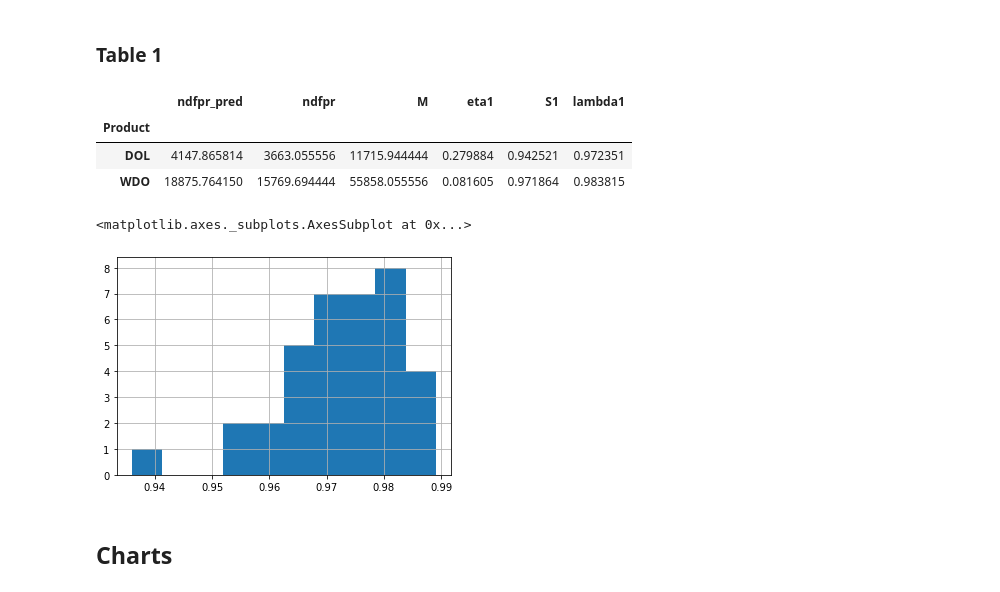
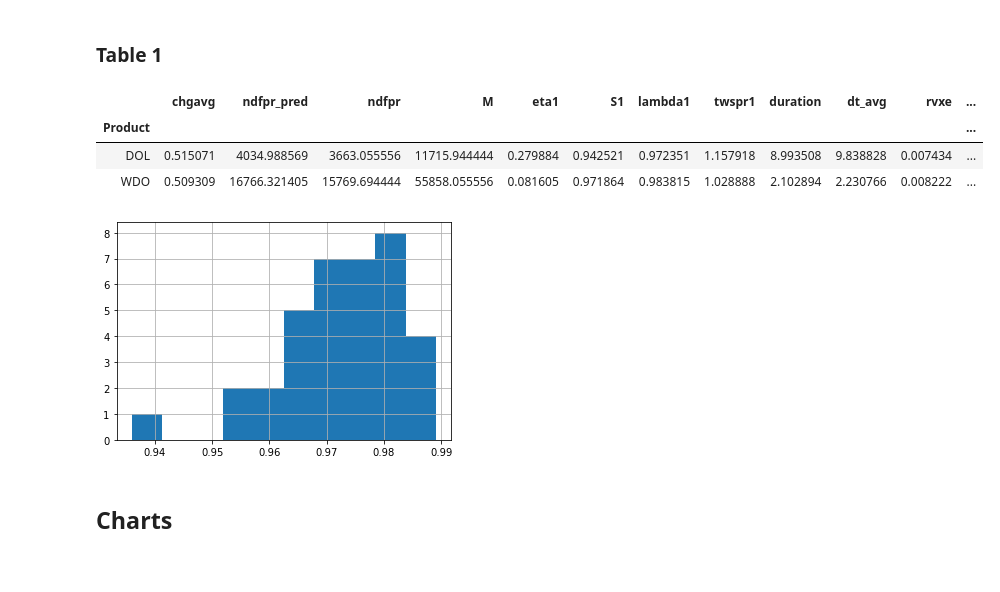
Before and after one commit to fagan2888/UZStats, a Jupyter notebook: armadaticksdfsloop.ipynb, the cells around one changed output. Saved outputs shown, nothing was run; the diff lists cells and outputs as text; code cells hidden in the pictures.

```diff
--- a/armadaticksdfsloop.ipynb
+++ b/armadaticksdfsloop.ipynb
@@ -104,7 +100,8 @@ DF_STATS['Product'] = PRODUCT_DOL+PRODUCT_WDO
 DF_STATS['Contract'] = CONTRACT_DOL+CONTRACT_WDO
 DF_STATS.set_index(['Product', 'Contract', 'Dates'], inplace=True)
 DF_STATS.sort_index(inplace=True)
-DF_STATS['ndfpr_pred'] = ((DF_STATS['rvx']*DF_STATS['spot_avg']/TS)**2)/(2*DF_STATS['eta1'])
+DF_STATS['ndfpr_pred'] = TRADING_HOURS*3600/DF_STATS['duration']
+#DF_STATS['ndfpr_pred'] = ((DF_STATS['rvx']*DF_STATS['spot_avg']/TS)**2)/(2*DF_STATS['eta1'])
 DF_STATS['eta*alpha*sqrt(M)'] = DF_STATS['eta1']*TS*np.sqrt(DF_STATS['M'])
 DF_STATS['S*sqrt(M)'] = DF_STATS['twspr1']*TS*np.sqrt(DF_STATS['M'])
 DF_STATS['sigma'] = DF_STATS['rvx']*DF_STATS['spot_avg']
@@ -120,16 +117,17 @@ DF_STATS_PLOT = DF_STATS.copy().reset_index()
 # %% [markdown]
 ### Table 1
 # %%
-DF_STATS[['ndfpr_pred', 'ndfpr', 'M', 'eta1', 'S1', 'lambda1']].groupby('Product').mean()
+DF_STATS[['chgavg', 'ndfpr_pred', 'ndfpr', 'M', 'eta1',\
+    'S1', 'lambda1', 'twspr1', 'duration', 'dt_avg', 'rvxe', 'spot_avg']]\
+    .groupby('Product').mean()
 # %% [output]
-|  | ndfpr_pred | ndfpr | M | eta1 | S1 | lambda1 |
-| Product |  |  |  |  |  |  |
-| DOL | 4147.865814 | 3663.055556 | 11715.944444 | 0.279884 | 0.942521 | 0.972351 |
-| WDO | 18875.764150 | 15769.694444 | 55858.055556 | 0.081605 | 0.971864 | 0.983815 |
+|  | chgavg | ndfpr_pred | ndfpr | M | eta1 | S1 | lambda1 | twspr1 | duration | dt_avg | rvxe | ... |
+| Product |  |  |  |  |  |  |  |  |  |  |  | ... |
+| DOL | 0.515071 | 4034.988569 | 3663.055556 | 11715.944444 | 0.279884 | 0.942521 | 0.972351 | 1.157918 | 8.993508 | 9.838828 | 0.007434 | ... |
+| WDO | 0.509309 | 16766.321405 | 15769.694444 | 55858.055556 | 0.081605 | 0.971864 | 0.983815 | 1.028888 | 2.102894 | 2.230766 | 0.008222 | ... |
 # %%
-DF_STATS.loc['DOL']['lambda1'].hist()
+DF_STATS.loc['DOL']['lambda1'].hist();
 # %% [output]
-<matplotlib.axes._subplots.AxesSubplot at 0x...>
 [figure]
 # %% [markdown]
 ## Charts
```
Also changed, not shown: parts of 74 cells of this notebook, 10 other files.
